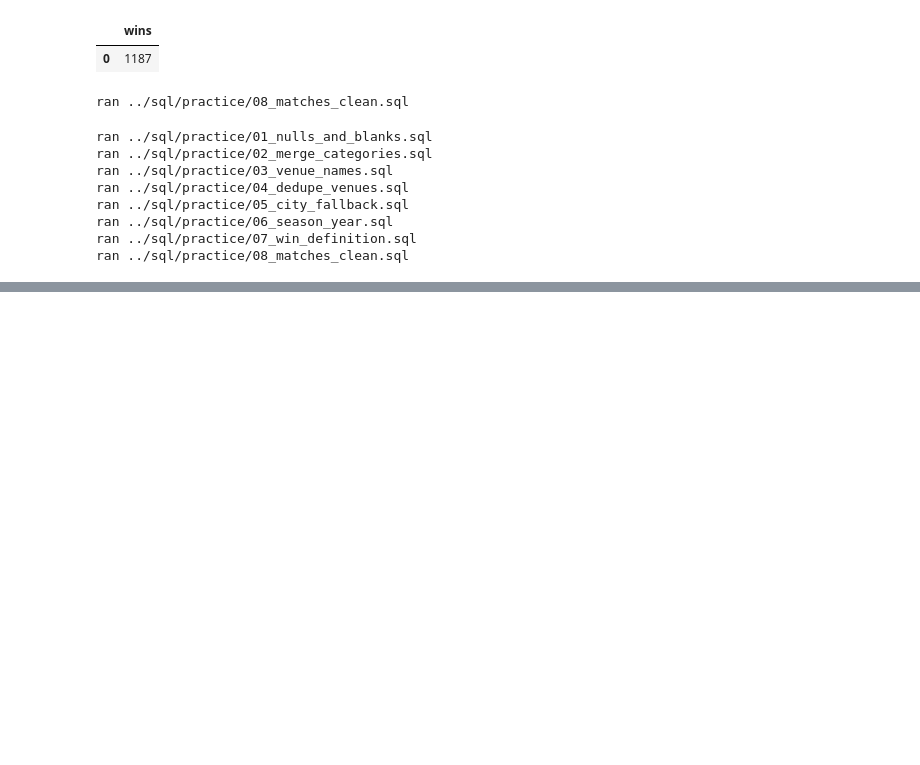
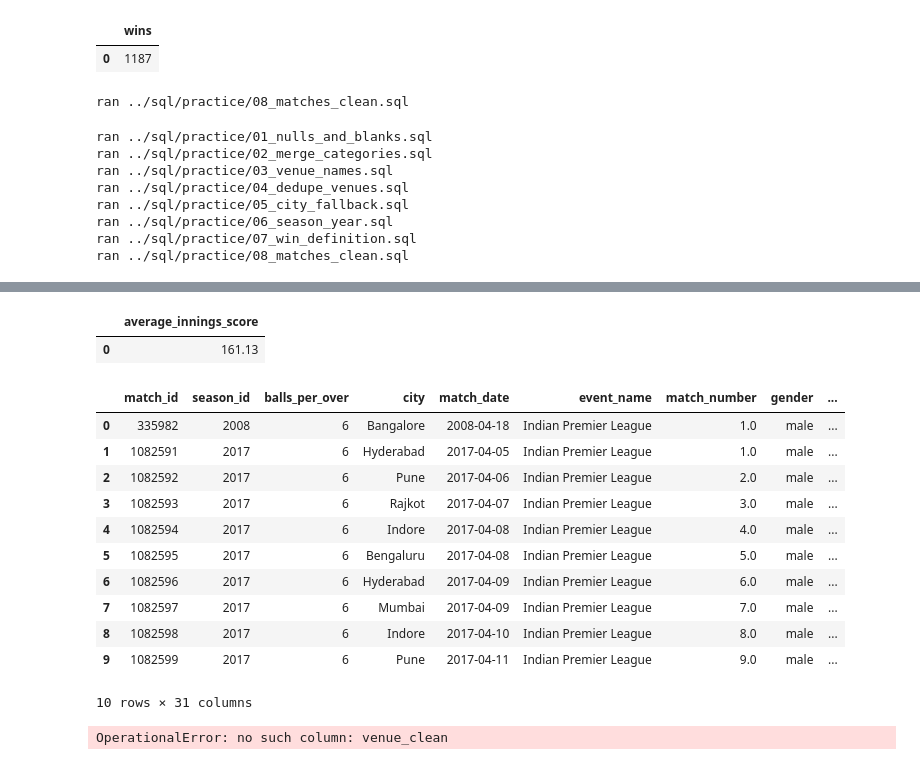
Before and after one commit to midlajmuhammad/ipl-cricket-analytics, a Jupyter notebook: notebooks/02_preparation.ipynb, the cells around one changed output, grey strips where cells are left out. Cells and saved outputs as stored; diff of their text form; code cells hidden in the pictures; blank space fills up the shorter version.

```diff
--- a/notebooks/02_preparation.ipynb
+++ b/notebooks/02_preparation.ipynb
@@ -243,0 +270,32 @@ ORDER BY name;
+# %%
+q("""
+SELECT
+    ROUND(AVG(runs), 2) AS average_innings_score
+FROM v_innings;
+""")
+# %% [output]
+|  | average_innings_score |
+| 0 | 161.13 |
+# %%
+q("""
+SELECT *
+FROM v_match_totals
+LIMIT 10;
+""")
+# %% [output]
+|  | match_id | season_id | balls_per_over | city | match_date | event_name | match_number | gender | ... |
+| 0 | 335982 | 2008 | 6 | Bangalore | 2008-04-18 | Indian Premier League | 1.0 | male | ... |
+| 1 | 1082591 | 2017 | 6 | Hyderabad | 2017-04-05 | Indian Premier League | 1.0 | male | ... |
+| 2 | 1082592 | 2017 | 6 | Pune | 2017-04-06 | Indian Premier League | 2.0 | male | ... |
+| 3 | 1082593 | 2017 | 6 | Rajkot | 2017-04-07 | Indian Premier League | 3.0 | male | ... |
+| 4 | 1082594 | 2017 | 6 | Indore | 2017-04-08 | Indian Premier League | 4.0 | male | ... |
+| 5 | 1082595 | 2017 | 6 | Bengaluru | 2017-04-08 | Indian Premier League | 5.0 | male | ... |
+| 6 | 1082596 | 2017 | 6 | Hyderabad | 2017-04-09 | Indian Premier League | 6.0 | male | ... |
+| 7 | 1082597 | 2017 | 6 | Mumbai | 2017-04-09 | Indian Premier League | 7.0 | male | ... |
+| 8 | 1082598 | 2017 | 6 | Indore | 2017-04-10 | Indian Premier League | 8.0 | male | ... |
+| 9 | 1082599 | 2017 | 6 | Pune | 2017-04-11 | Indian Premier League | 9.0 | male | ... |
+10 rows × 31 columns
+# %%
+run_sql_file(r'C:\Users\midhlaj muhmmd\ipl-cricket-analytics\sql\practice\sql\data_analysis.sql')
+# %% [output]
+OperationalError: no such column: venue_clean
```
Also changed, not shown: parts of 4 cells of this notebook, 10 other files.
